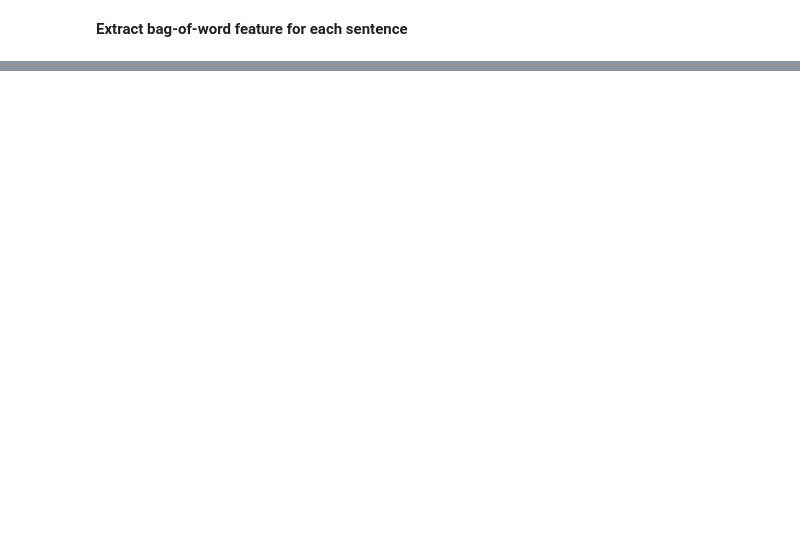
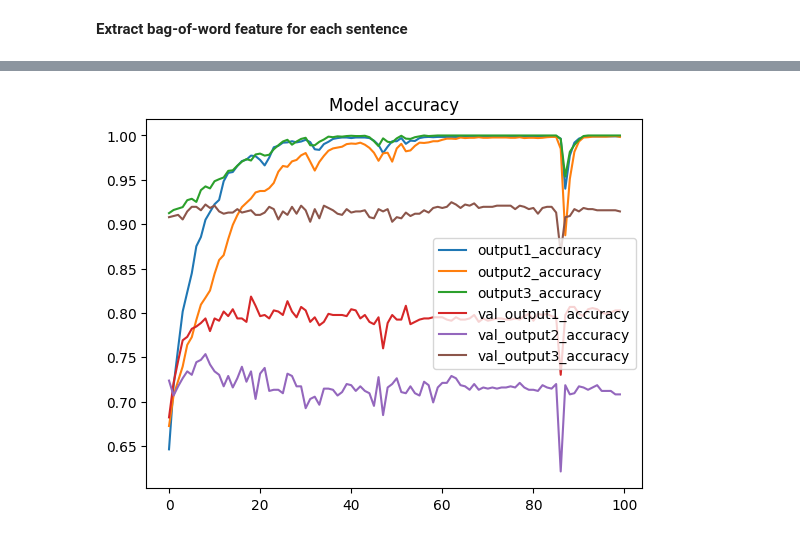
Before and after one commit to Panthonf/nlp-contest-panthon, a Jupyter notebook: nlp_contest.ipynb, the cells around one changed output, grey strips where cells are left out. Cells and saved outputs as stored; diff of their text form; code cells hidden in the pictures; blank space fills up the shorter version.

```diff
--- a/nlp_contest.ipynb
+++ b/nlp_contest.ipynb
@@ -181,0 +124,17 @@ Vocab size = 4608
+# %%
+print(labels)
+
+labels = [j.split(',') for j in labels]
+for k in range(len(labels)):
+    if '' in labels[k]:
+        labels[k].remove('')
+for l in range(len(labels)):
+    for m in range(len(labels[l])):
+        if labels[l][m]=='E'or labels[l][m]=='e':       #Eyes Labels 0
+            labels[l][m]=0
+        elif labels[l][m]=='P'or labels[l][m]=='p':     #Grandfather or Name Labels1
+            labels[l][m]=1
+        elif labels[l][m]=='T'or labels[l][m]=='t':     #Turn Labels 2
+            labels[l][m]=2
+
+print(labels)
@@ -405,0 +344,3 @@ Test Loss: 0.5464
+# %%
+history = model.fit(word_vectorstrain, y_train_last, epochs=100, batch_size=50, validation_split = 0.2)
+model.save('model_102.h5')
@@ -405,0 +389,56 @@ Test Loss: 0.5464
+# %%
+from keras.models import Model, load_model
+import numpy as np
+
+# Define the mapping between class indices and labels
+class_mapping = {0: 'E', 1: 'P', 2: 'T'}
+
+# Load the model
+model = load_model('model_102.h5')
+
+# Perform predictions on your test data
+y_pred = model.predict(word_vectorstest)
+
+# Use the test_labels dictionary for evaluation
+score = model.evaluate(word_vectorstest, y_test_last, verbose=0)
+
+print('Test loss:', score[0])
+print('Test accuracy:', score[1]*100)
+
+# Initialize a list to store predictions
+y_pred_labels = []
+
+# Convert class indices to labels and format the predictions
+for i in range(len(y_pred[0])):
+    output1_argmax = y_pred[0][i].argmax()
+    output1_label = class_mapping[output1_argmax] if output1_argmax in class_mapping else ''
+
+    output2_argmax = y_pred[1][i].argmax()
+    output2_label = class_mapping[output2_argmax] if output2_argmax in class_mapping else ''
+
+    output3_argmax = y_pred[2][i].argmax()
+    output3_label = class_mapping[output3_argmax] if output3_argmax in class_mapping else ''
+
+    # Combine the predicted labels
+    predicted_labels = [label for label in [output1_label, output2_label, output3_label] if label != '']
+    predicted_labels_str = ",".join(predicted_labels)
+
+    y_pred_labels.append(f"{i + 1}::{predicted_labels_str}")
+
+# Save predictions to a text file
+with open('predictions.txt', 'w') as f:
+    f.write("\n".join(y_pred_labels))
+
+# Plot accuracy history
+import matplotlib.pyplot as plt
+
+plt.plot(history.history['output1_accuracy'], label='output1_accuracy')
+plt.plot(history.history['output2_accuracy'], label='output2_accuracy')
+plt.plot(history.history['output3_accuracy'], label='output3_accuracy')
+plt.plot(history.history['val_output1_accuracy'], label='val_output1_accuracy')
+plt.plot(history.history['val_output2_accuracy'], label='val_output2_accuracy')
+plt.plot(history.history['val_output3_accuracy'], label='val_output3_accuracy')
+plt.title('Model accuracy')
+plt.legend()
+plt.show()
+# %% [output]
@@ -405,0 +448 @@ Test Loss: 0.5464
+[figure, added]
```
Also changed, not shown: parts of 25 cells of this notebook.
